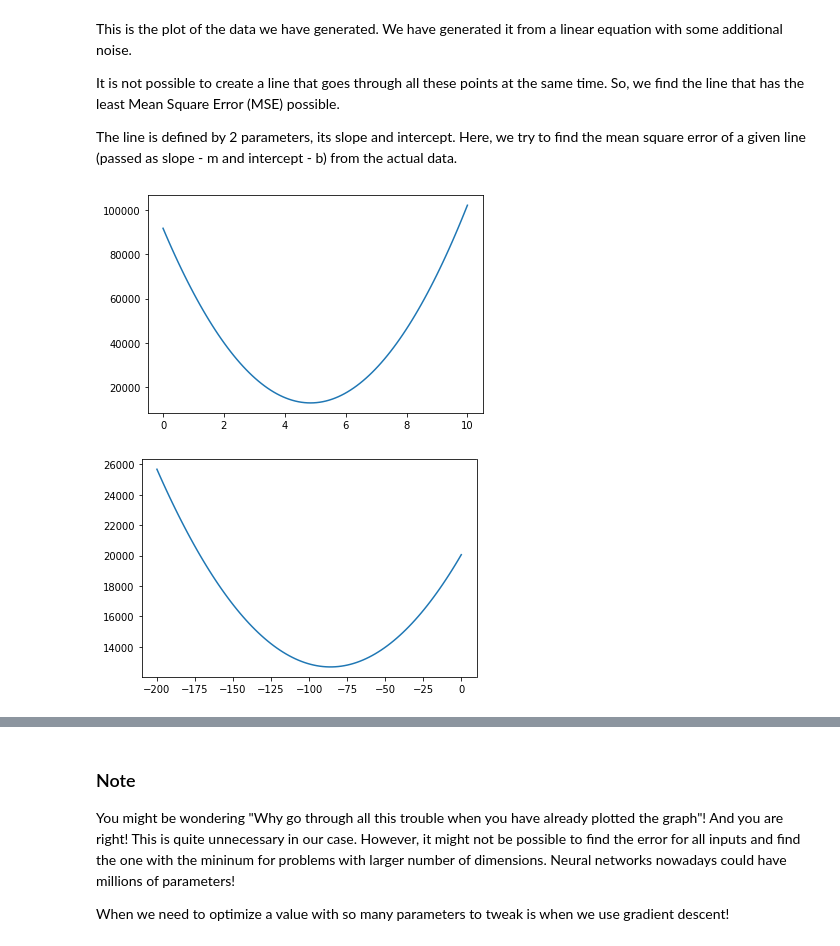
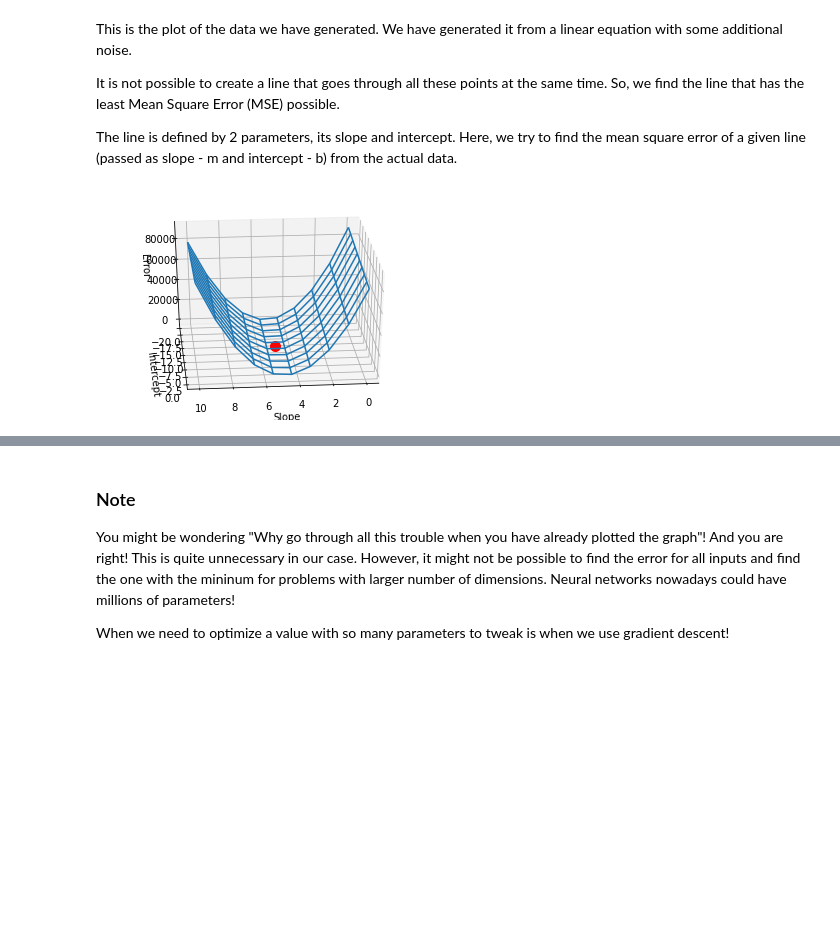
Before and after one commit to Ashwin-Rajesh/PyTorch_IEEE_2021, a Jupyter notebook: 1_LinearRegression.ipynb, the cells around one changed output, grey strips where cells are left out. Cells and saved outputs as stored; diff of their text form; code cells hidden in the pictures; blank space fills up the shorter version.

```diff
--- a/1_LinearRegression.ipynb
+++ b/1_LinearRegression.ipynb
@@ -92,25 +96,3 @@ This is the plot of the data we have generated. We have generated it from a line
 It is not possible to create a line that goes through all these points at the same time. So, we find the line that has the least Mean Square Error (MSE) possible.
 
 The line is defined by 2 parameters, its slope and intercept. Here, we try to find the mean square error of a given line (passed as slope - m and intercept - b) from the actual data.
-# %%
-def find_error(m_test, b_test):
-  y_pred = m_test * x + b_test
-  return np.average(np.square(y - y_pred))
-
-m_test = np.linspace(0, 10, 100)
-b_test = np.linspace(-200, 0, 100)
-
-m_errors = []
-for i in m_test:
-  m_errors.append(find_error(i, b))
-plt.plot(m_test, m_errors)
-plt.show()
-
-b_errors = []
-for i in b_test:
-  b_errors.append(find_error(m, i))
-plt.plot(b_test, b_errors)
-plt.show()
-# %% [output]
-[figure, removed]
-[figure, removed]
@@ -117 +140,10 @@ plt.show()
+# %%
+def find_error(m_test, b_test):
+  y_pred = m_test * x + b_test
+  return np.average(np.square(y - y_pred))
+
+# Plot the slope and intercept v/s error
+vis_errors(m, b, find_error(m, b), True)
+# %% [output]
+[figure, added]
 # %%
```
Also changed, not shown: parts of 8 cells of this notebook.
